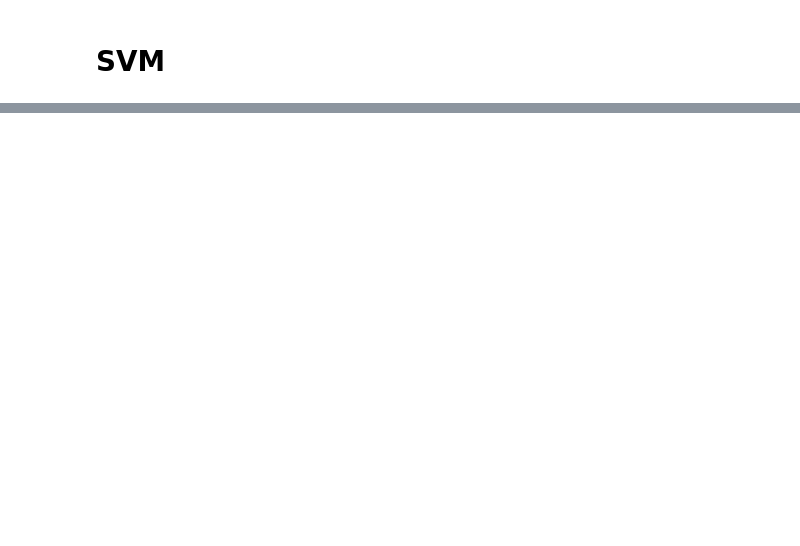
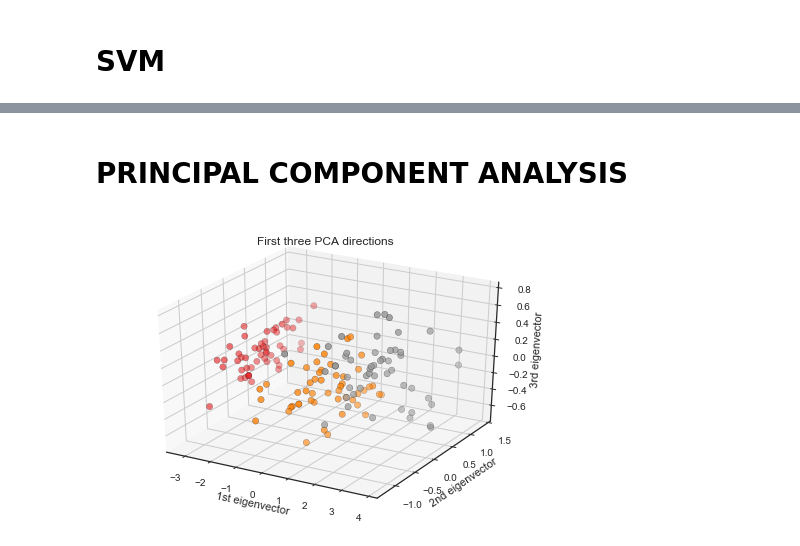
Before and after one commit to marcodigennaro/Klanik_tutorials, a Jupyter notebook: 02_iris_classification.ipynb, the cells around one changed output, grey strips where cells are left out. Drawn from its saved outputs; the diff is of its cells as text; code cells hidden in the pictures; blank space fills up the shorter version.

```diff
--- a/02_iris_classification.ipynb
+++ b/02_iris_classification.ipynb
@@ -192,0 +229,25 @@ plt.show()
+# %% [markdown]
+# PRINCIPAL COMPONENT ANALYSIS
+# %%
+from mpl_toolkits.mplot3d import Axes3D
+from sklearn.decomposition import PCA
+
+# import some data to play with
+iris = datasets.load_iris()
+X = iris.data
+y = iris.target
+
+# To getter a better understanding of interaction of the dimensions
+# plot the first three PCA dimensions
+fig = plt.figure()
+ax = Axes3D(fig)
+X_reduced = PCA(n_components=3).fit_transform(iris.data)
+ax.scatter(X_reduced[:, 0], X_reduced[:, 1], X_reduced[:, 2], c=y, cmap=plt.cm.Set1, edgecolor='k', s=40)
+ax.set_title("First three PCA directions")
+ax.set_xlabel("1st eigenvector")
+ax.set_ylabel("2nd eigenvector")
+ax.set_zlabel("3rd eigenvector")
+
+plt.show()
+# %% [output]
+[figure, added]
```
Also changed, not shown: parts of 10 cells of this notebook, 4 other files.
